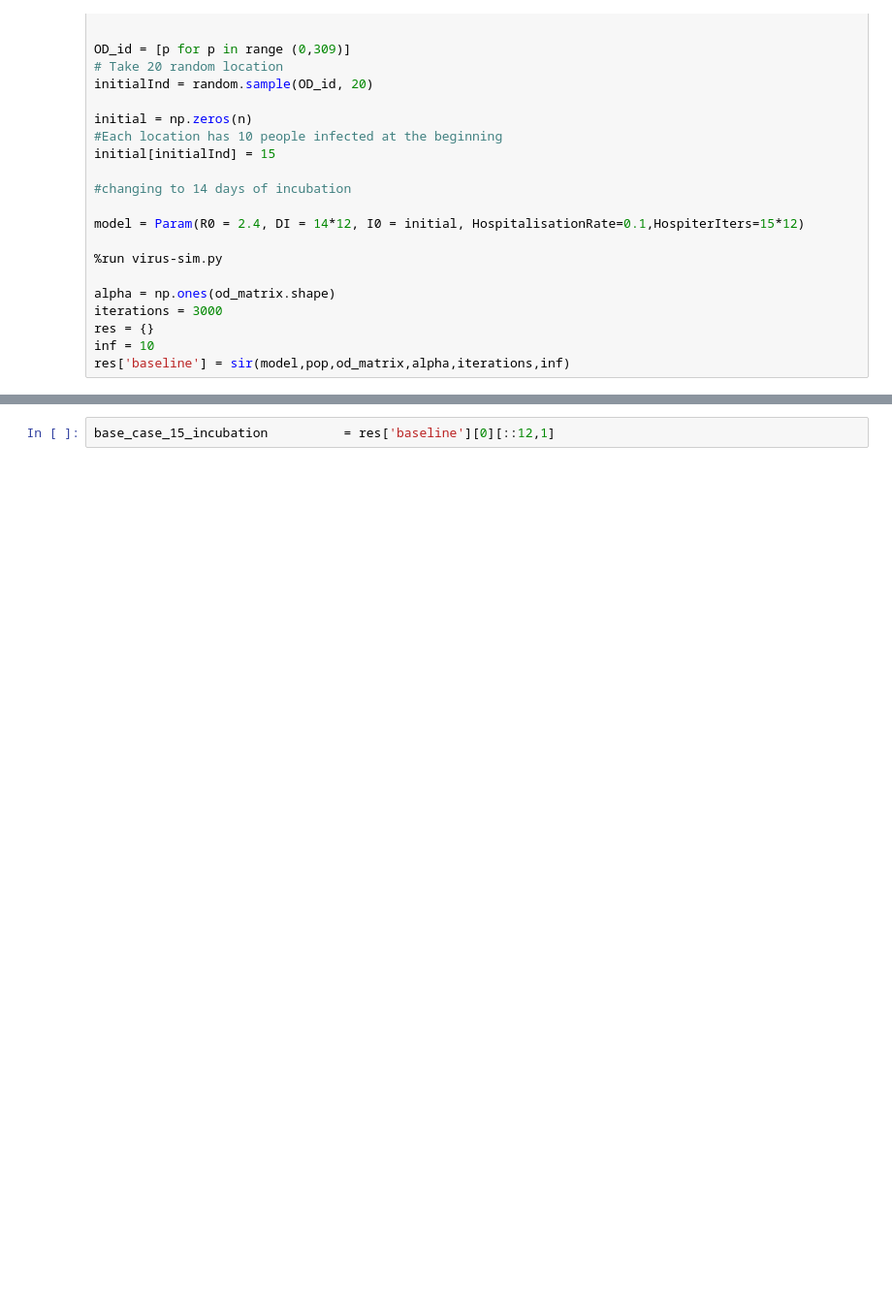
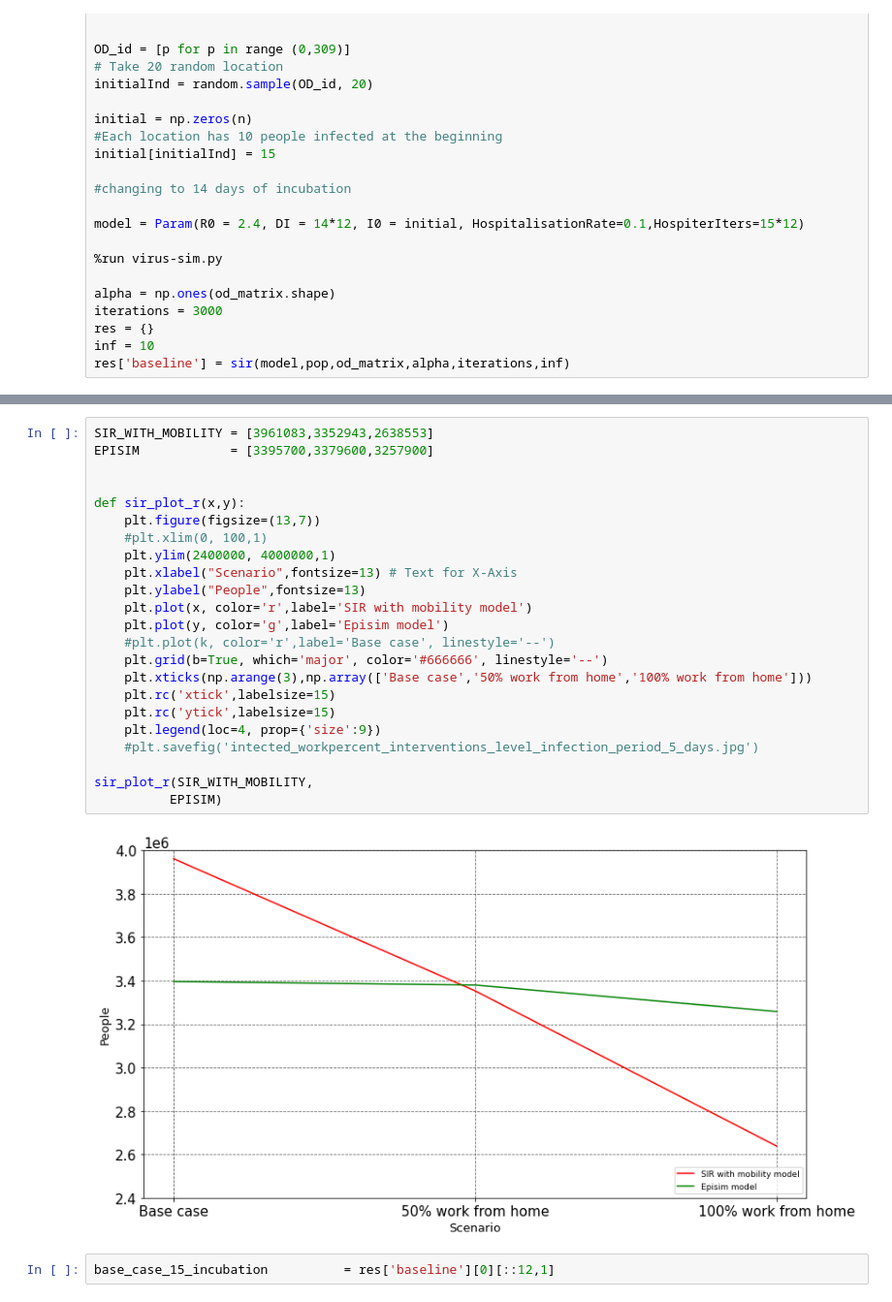
Before and after one commit to captainnemo2005/compartmentmodel, a Jupyter notebook: Melbourne Work from home.ipynb, the cells around one changed output, grey strips where cells are left out. Shown at 97% size. Cells and saved outputs as stored; diff of their text form; blank space fills up the shorter version.

```diff
--- a/Melbourne Work from home.ipynb
+++ b/Melbourne Work from home.ipynb
@@ -88,3 +127,28 @@ res['baseline'] = sir(model,pop,od_matrix,alpha,iterations,inf)
+# %%
+SIR_WITH_MOBILITY = [3961083,3352943,2638553]
+EPISIM            = [3395700,3379600,3257900]
+
+
+def sir_plot_r(x,y):
+    plt.figure(figsize=(13,7))
+    #plt.xlim(0, 100,1)
+    plt.ylim(2400000, 4000000,1)
+    plt.xlabel("Scenario",fontsize=13) # Text for X-Axis
+    plt.ylabel("People",fontsize=13)
+    plt.plot(x, color='r',label='SIR with mobility model')
+    plt.plot(y, color='g',label='Episim model')
+    #plt.plot(k, color='r',label='Base case', linestyle='--')
+    plt.grid(b=True, which='major', color='#666666', linestyle='--')
+    plt.xticks(np.arange(3),np.array(['Base case','50% work from home','100% work from home']))
+    plt.rc('xtick',labelsize=15)
+    plt.rc('ytick',labelsize=15)
+    plt.legend(loc=4, prop={'size':9})
+    #plt.savefig('intected_workpercent_interventions_level_infection_period_5_days.jpg')
+
+sir_plot_r(SIR_WITH_MOBILITY,
+          EPISIM)
+# %% [output]
+[figure, added]
 # %%
 base_case_15_incubation          = res['baseline'][0][::12,1]
 # %%
```
Also changed, not shown: parts of 1 cell of this notebook, 3 other files.
